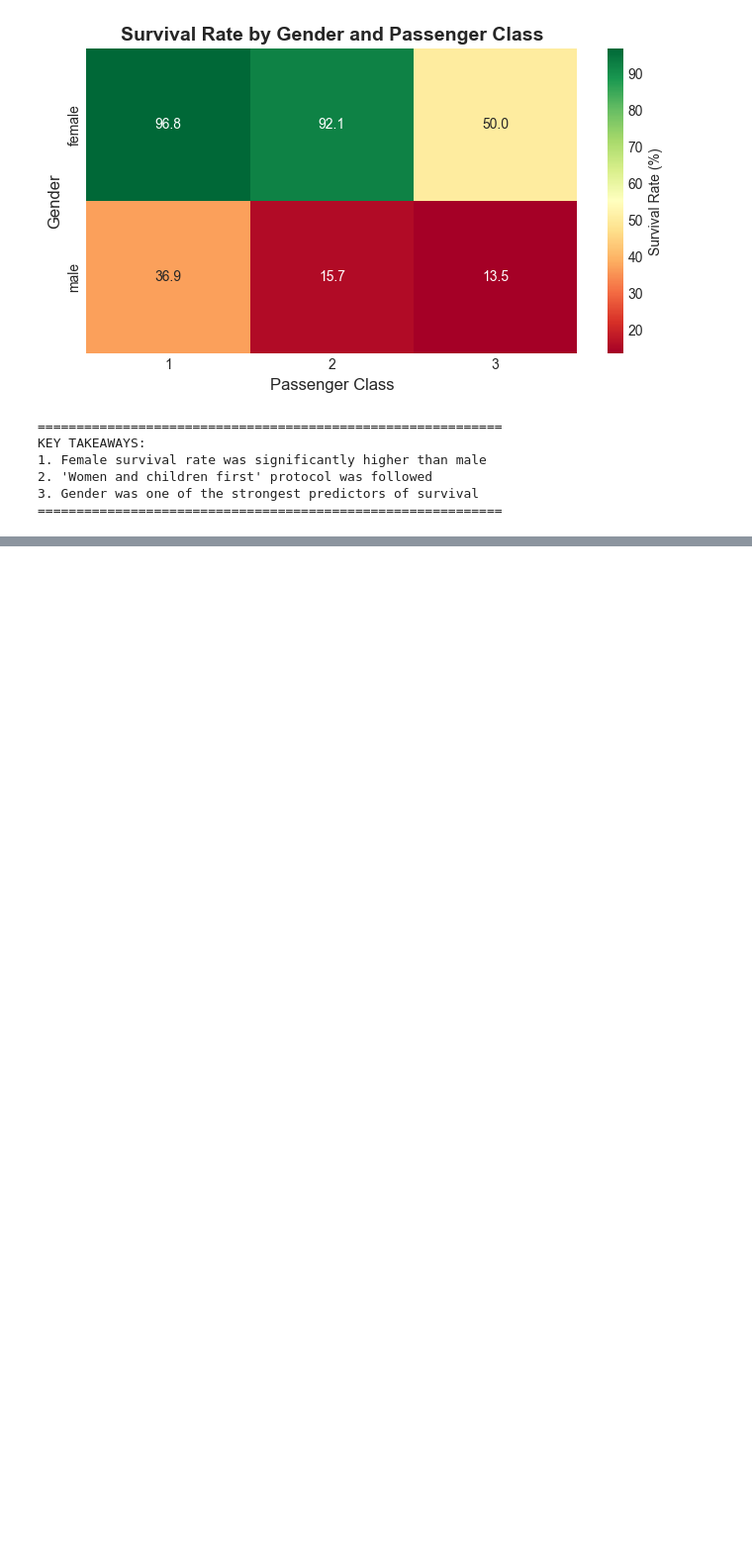
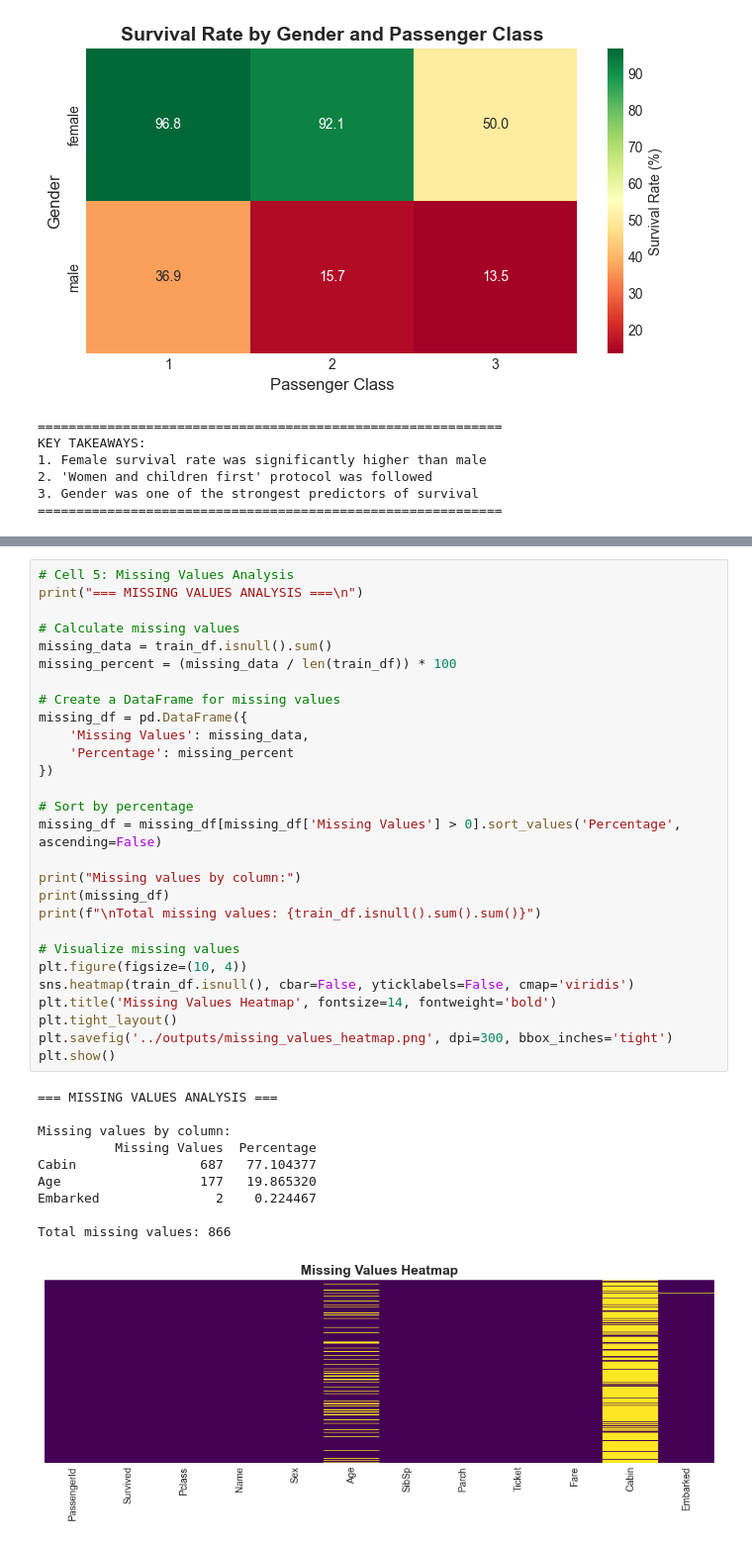
Before and after one commit to spacepriest8/titanic_analysis, a Jupyter notebook: notebooks/titanic_eda.ipynb, the cells around one changed output, grey strips where cells are left out. Shown at 99% size. Saved outputs shown, nothing was run; the diff lists cells and outputs as text; blank space fills up the shorter version.

```diff
--- a/notebooks/titanic_eda.ipynb
+++ b/notebooks/titanic_eda.ipynb
@@ -647,0 +830,39 @@ KEY TAKEAWAYS:
+# %%
+# Cell 5: Missing Values Analysis
+print("=== MISSING VALUES ANALYSIS ===\n")
+
+# Calculate missing values
+missing_data = train_df.isnull().sum()
+missing_percent = (missing_data / len(train_df)) * 100
+
+# Create a DataFrame for missing values
+missing_df = pd.DataFrame({
+    'Missing Values': missing_data,
+    'Percentage': missing_percent
+})
+
+# Sort by percentage
+missing_df = missing_df[missing_df['Missing Values'] > 0].sort_values('Percentage', ascending=False)
+
+print("Missing values by column:")
+print(missing_df)
+print(f"\nTotal missing values: {train_df.isnull().sum().sum()}")
+
+# Visualize missing values
+plt.figure(figsize=(10, 4))
+sns.heatmap(train_df.isnull(), cbar=False, yticklabels=False, cmap='viridis')
+plt.title('Missing Values Heatmap', fontsize=14, fontweight='bold')
+plt.tight_layout()
+plt.savefig('../outputs/missing_values_heatmap.png', dpi=300, bbox_inches='tight')
+plt.show()
+# %% [output]
+=== MISSING VALUES ANALYSIS ===
+
+Missing values by column:
+          Missing Values  Percentage
+Cabin                687   77.104377
+Age                  177   19.865320
+Embarked               2    0.224467
+
+Total missing values: 866
+[figure, added]
```
Also changed, not shown: parts of 11 cells of this notebook.
